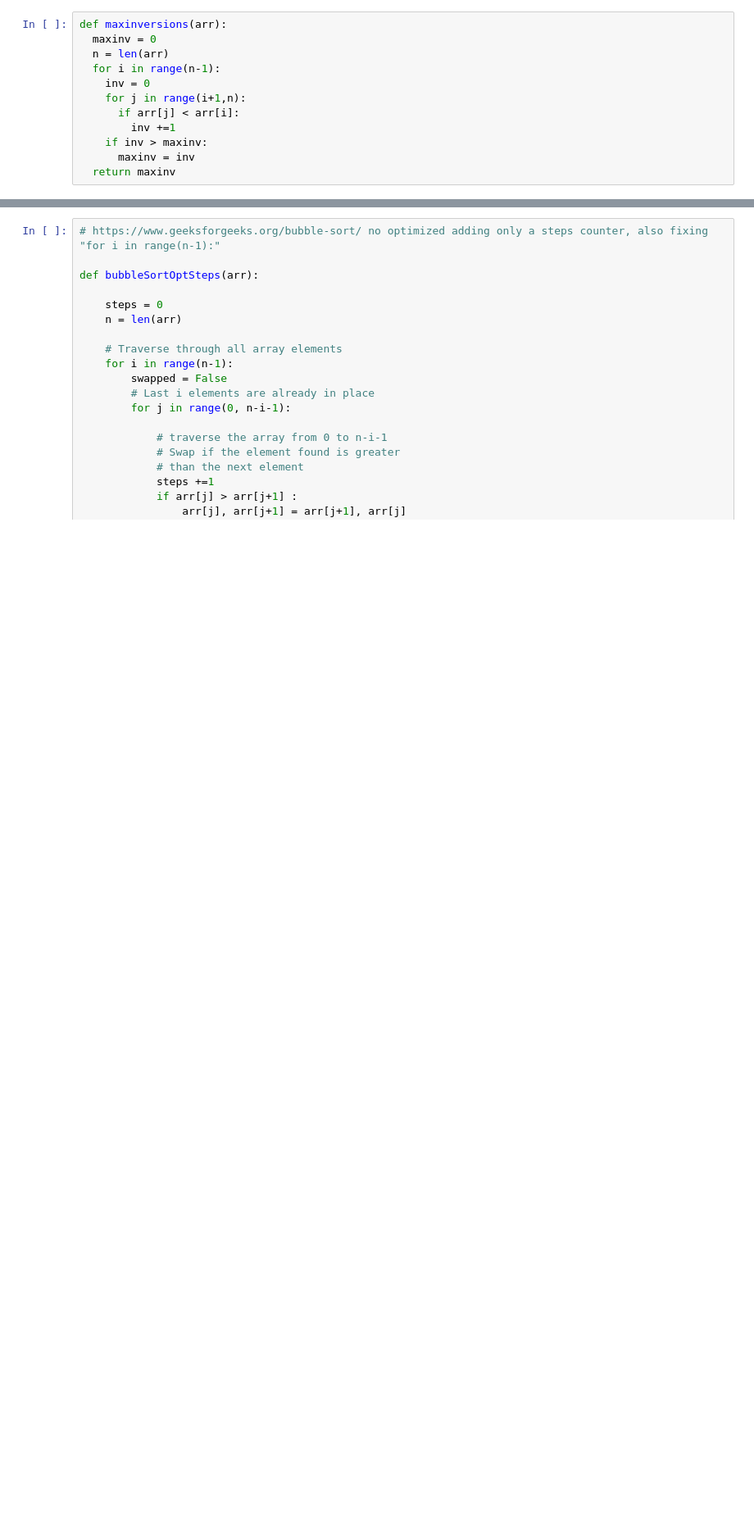
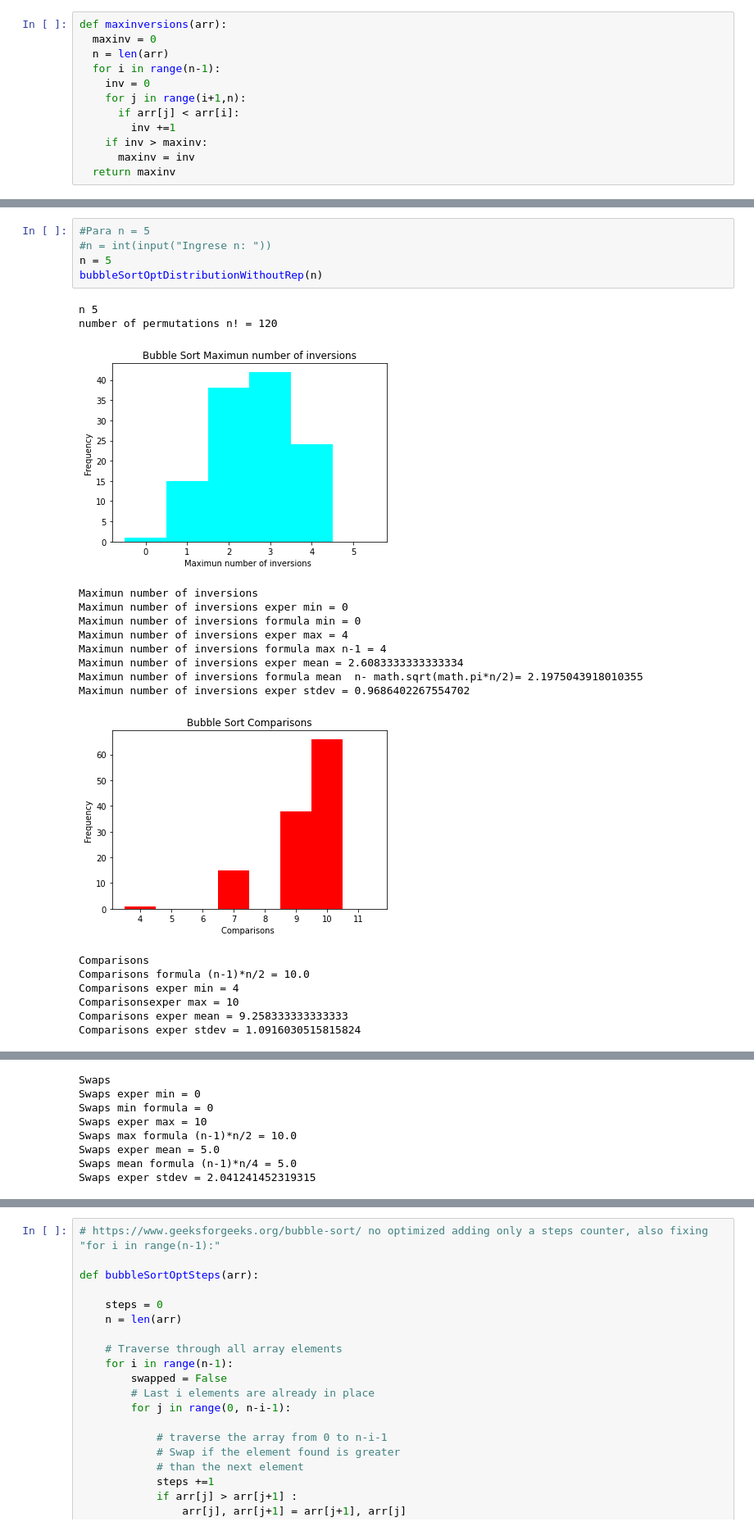
Before and after one commit to jusanchezme/AlgorithmsUN2021II, a Jupyter notebook: Lab8/BubbleSortOptDistributionWithoutRepGroup3.ipynb, the cells around one changed output, grey strips where cells are left out. Shown at 82% size. Saved outputs shown, nothing was run; the diff lists cells and outputs as text; blank space fills up the shorter version.

```diff
--- a/Lab8/BubbleSortOptDistributionWithoutRepGroup3.ipynb
+++ b/Lab8/BubbleSortOptDistributionWithoutRepGroup3.ipynb
@@ -545,0 +201,24 @@ Passes exper stdev 1.39358945779417
+# %%
+#Para n = 5
+#n = int(input("Ingrese n: "))
+n = 5
+bubbleSortOptDistributionWithoutRep(n)
+# %% [output]
+n 5
+number of permutations n! = 120
+[figure, added]
+Maximun number of inversions
+Maximun number of inversions exper min = 0
+Maximun number of inversions formula min = 0
+Maximun number of inversions exper max = 4
+Maximun number of inversions formula max n-1 = 4
+Maximun number of inversions exper mean = 2.6083333333333334
+Maximun number of inversions formula mean  n- math.sqrt(math.pi*n/2)= 2.1975043918010355
+Maximun number of inversions exper stdev = 0.9686402267554702
+[figure, added]
+Comparisons
+Comparisons formula (n-1)*n/2 = 10.0
+Comparisons exper min = 4
+Comparisonsexper max = 10
+Comparisons exper mean = 9.258333333333333
+Comparisons exper stdev = 1.0916030515815824
@@ -545,0 +226,8 @@ Passes exper stdev 1.39358945779417
+Swaps
+Swaps exper min = 0
+Swaps min formula = 0
+Swaps exper max = 10
+Swaps max formula (n-1)*n/2 = 10.0
+Swaps exper mean = 5.0
+Swaps mean formula (n-1)*n/4 = 5.0
+Swaps exper stdev = 2.041241452319315
```
Also changed, not shown: parts of 20 cells of this notebook.
